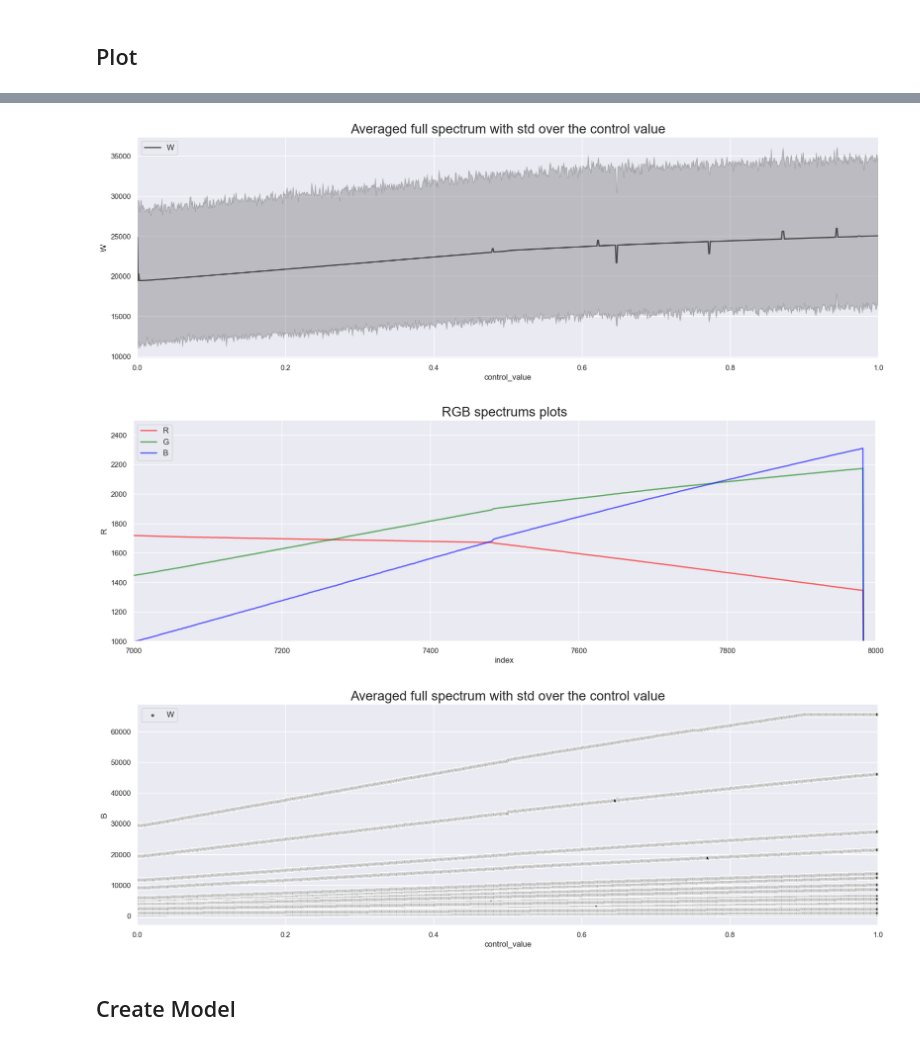
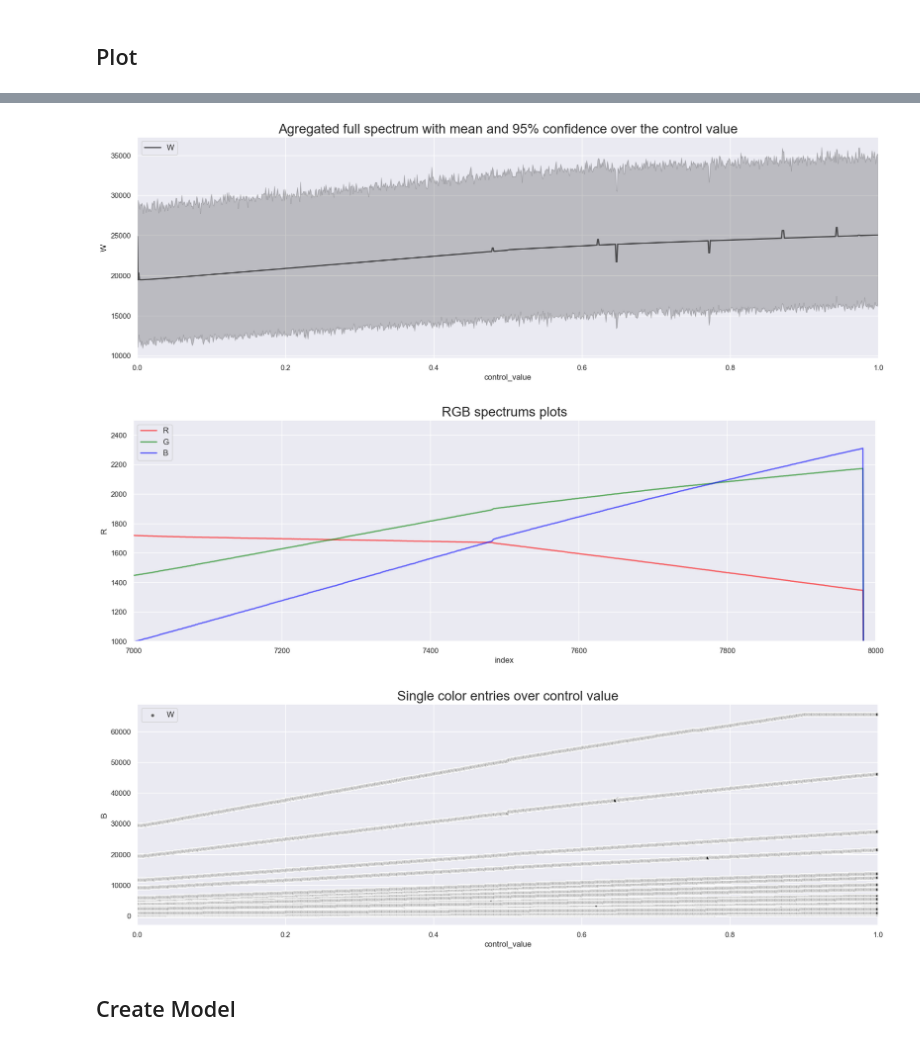
Before and after one commit to Teapack1/SunLight_Temperature_ML, a Jupyter notebook: Version2_ESP32CAM_JPEGs+RGBCs/Produce_dataset.ipynb, the cells around one changed output, grey strips where cells are left out. Drawn from its saved outputs; the diff is of its cells as text; code cells hidden in the pictures.

```diff
--- a/Version2_ESP32CAM_JPEGs+RGBCs/Produce_dataset.ipynb
+++ b/Version2_ESP32CAM_JPEGs+RGBCs/Produce_dataset.ipynb
@@ -153,38 +139,38 @@ dfi
 # %%
 sns.set_theme(style="darkgrid")
 
 plt.figure(figsize=(20,6))
-plt.title("Averaged full spectrum with std over the control value", fontsize=20)
+plt.title("Agregated full spectrum with mean and 95% confidence over the control value", fontsize=20)
 
 sns.lineplot(data=dfi, x="control_value", y="W", color="black", label="W", linewidth=2, alpha=0.6)
 plt.xlim(0, 1)
 plt.legend(loc='upper left', fontsize=12)
 plt.show()
 
 plt.figure(figsize=(20,6))
 plt.title("RGB spectrums plots", fontsize=20)
 
 sns.lineplot(data=dfi, x="index", y="R", color="red", label="R", linewidth=2, alpha=0.6)
 sns.lineplot(data=dfi, x="index", y="G", color="green", label="G",  linewidth=2, alpha=0.6)
 sns.lineplot(data=dfi, x="index", y="B", color="blue", label="B",  linewidth=2, alpha=0.6)
 
 plt.xlim(7000, 8000)
 plt.ylim(1000, 2500)
 plt.legend(loc='upper left', fontsize=12)
 plt.show()
 # %% [output]
-[figure, old version]
+[figure, new version]
 [figure]
 # %%
 plt.figure(figsize=(20,6))
-plt.title("Averaged full spectrum with std over the control value", fontsize=20)
+plt.title("Single color entries over control value", fontsize=20)
 
 sns.scatterplot(data=dfi, x="control_value", y="B", color="black", label="W", linewidth=2, alpha=0.6)
 plt.xlim(0, 1)
 plt.legend(loc='upper left', fontsize=12)
 plt.show()
 # %% [output]
-[figure, old version]
+[figure, new version]
 # %% [markdown]
 ## Create Model
 # %%
```
Also changed, not shown: parts of 10 cells of this notebook, 1 other file.
